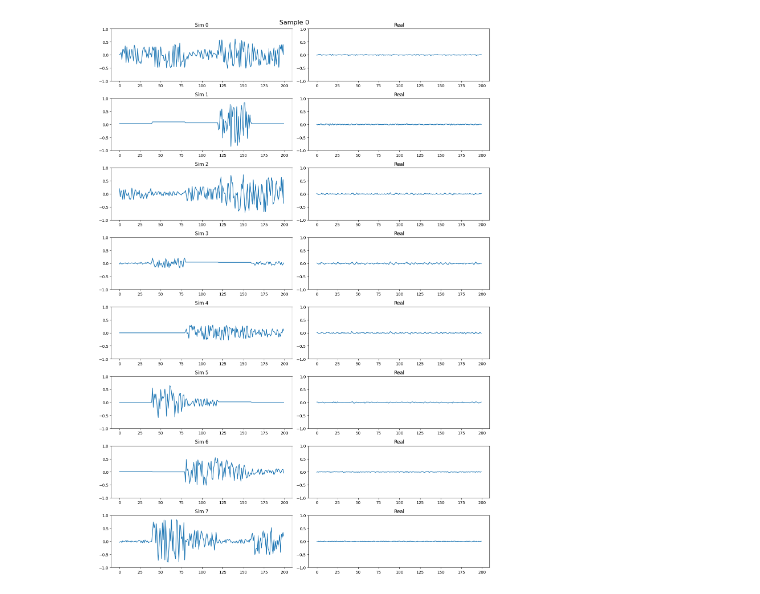
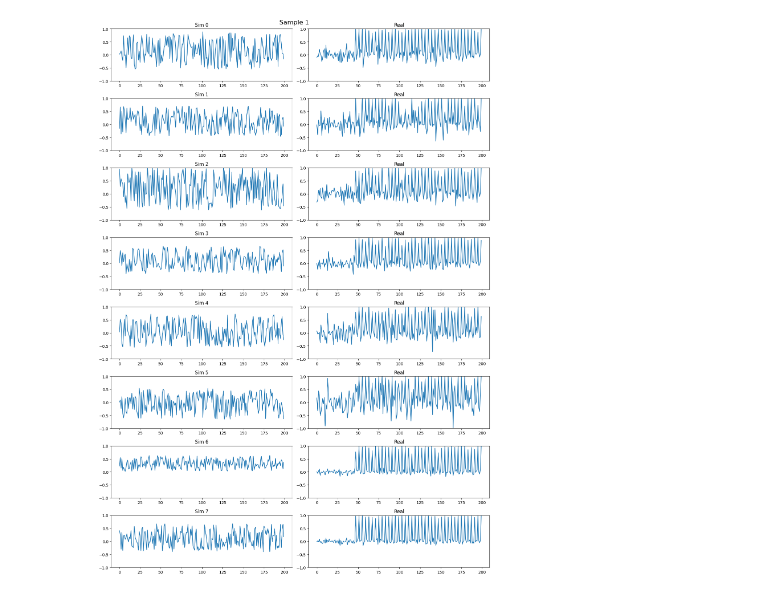
Before and after one commit to KilianFt/LIFT, a Jupyter notebook: notebooks/sim_vs_real_plotting.ipynb, the cells around one changed output. Cells and saved outputs as stored; diff of their text form; code cells hidden in the pictures.

```diff
--- a/notebooks/sim_vs_real_plotting.ipynb
+++ b/notebooks/sim_vs_real_plotting.ipynb
@@ -36,23 +19,29 @@ with open('../best_params.pkl', 'rb') as f:
-# %%
-sim.set_params(
-    torch.from_numpy(best_params['bias_range']).to(torch.float32),
-    torch.from_numpy(best_params['emg_range']).to(torch.float32),
-)
+# %%
+window_size = 200
+windows, labels = get_mad_windows(data_path, window_size, window_increment=200, desired_labels=[1, 2, 3, 4, 5, 6])
+# %%
+def labels_to_actions(labels, num_classes = 6, default_value = 0.5):
+    flat_actions = F.one_hot(labels - 1, num_classes=num_classes).float()
+    flat_actions[flat_actions == 1.] = default_value
+    actions = flat_actions[:,::2] - flat_actions[:,1::2]
+    return actions
+# %%
+actions = labels_to_actions(labels, num_classes=6)
 # %%
 sim_windows = sim(actions)
 # %%
-sample_idx = 0
-n_channels = windows.shape[1]
-fig, axs = plt.subplots(n_channels,2, figsize=(14,20))
+sample_idx = 1
+n_channels = 8
+fig, axs = plt.subplots(n_channels, 2, figsize=(14,20))
 for channel_idx in range(n_channels):
     axs[channel_idx,0].plot(sim_windows[sample_idx,channel_idx,:])
     axs[channel_idx,0].set_title(f'Sim {channel_idx}')
     axs[channel_idx,0].set_ylim(-1, 1)
     axs[channel_idx,1].plot(windows[sample_idx,channel_idx,:])
     axs[channel_idx,1].set_title('Real')
     axs[channel_idx,1].set_ylim(-1, 1)
 fig.suptitle(f'Sample {sample_idx}', fontsize=16)
 plt.tight_layout()
 plt.show()
 # %% [output]
-[figure, old version]
+[figure, new version]
```
Also changed, not shown: parts of 10 cells of this notebook, 21 other files.
